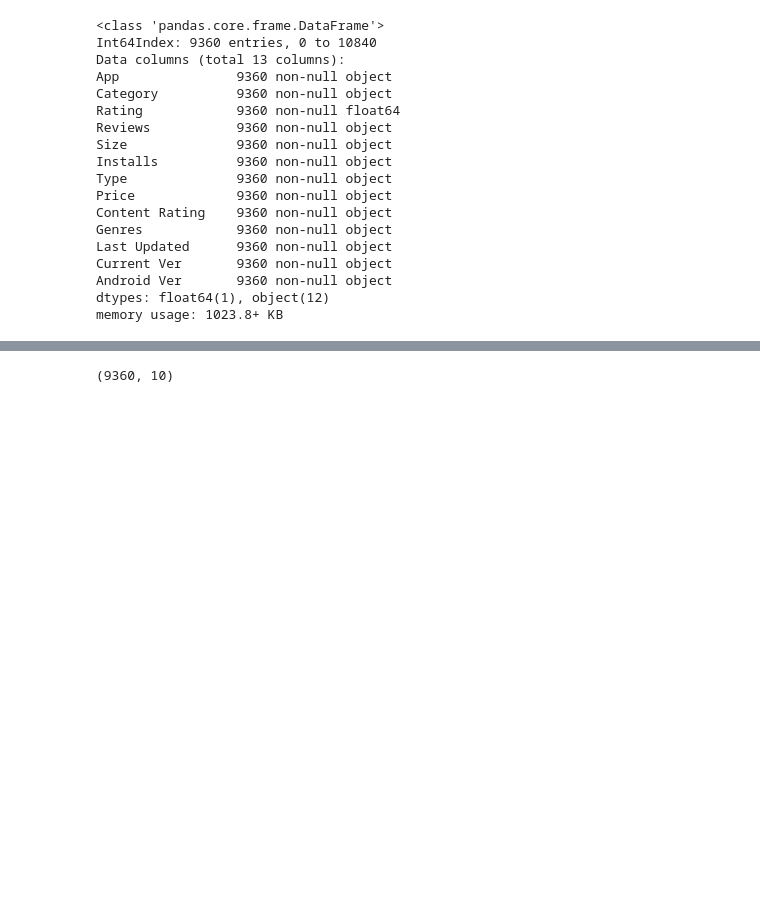
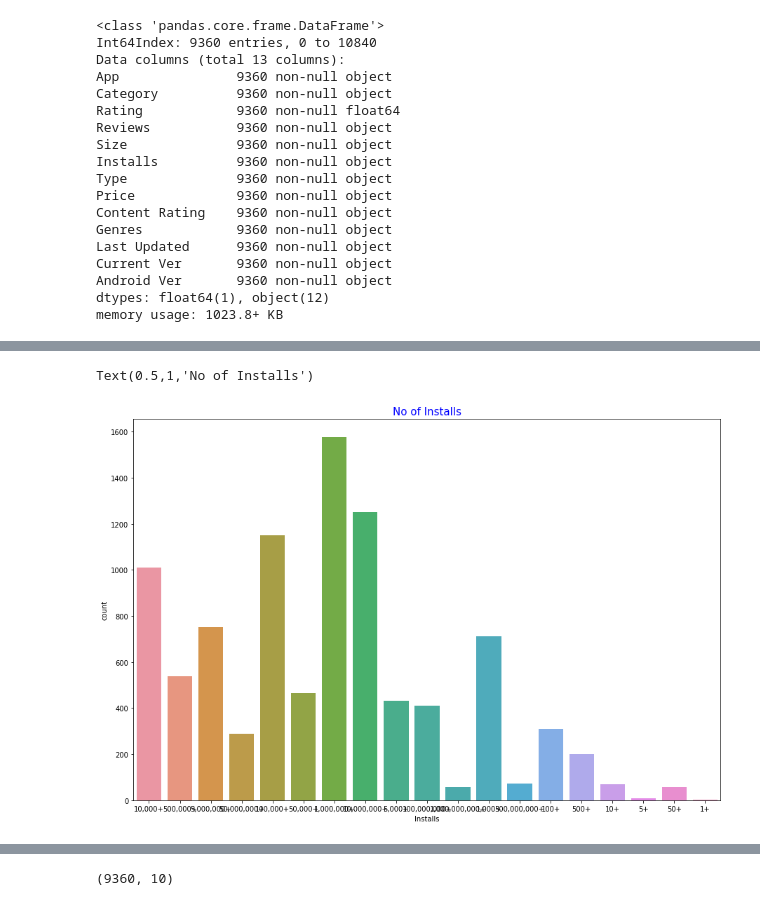
Before and after one commit to nome2050/Google-Play-Apps-Project, a Jupyter notebook: Machine Learning Project.ipynb, the cells around one changed output, grey strips where cells are left out. Cells and saved outputs as stored; diff of their text form; code cells hidden in the pictures; blank space fills up the shorter version.

```diff
--- a/Machine Learning Project.ipynb
+++ b/Machine Learning Project.ipynb
@@ -62,0 +88,7 @@ memory usage: 1023.8+ KB
+# %%
+plt.figure(figsize=(15,10))
+sns.countplot(dataset.Installs)
+plt.title("No of Installs",color = 'blue',fontsize=15)
+# %% [output]
+Text(0.5,1,'No of Installs')
+[figure, added]
```
Also changed, not shown: parts of 37 cells of this notebook.
